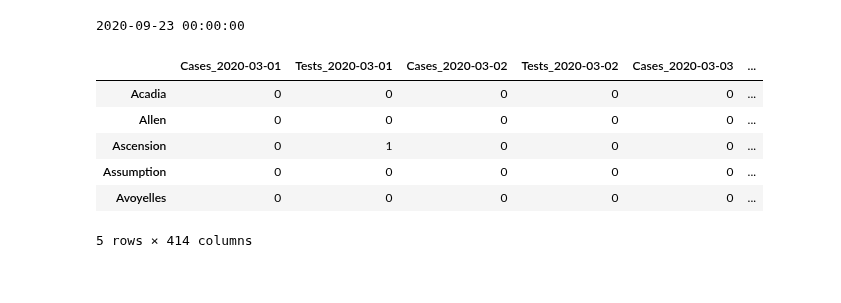
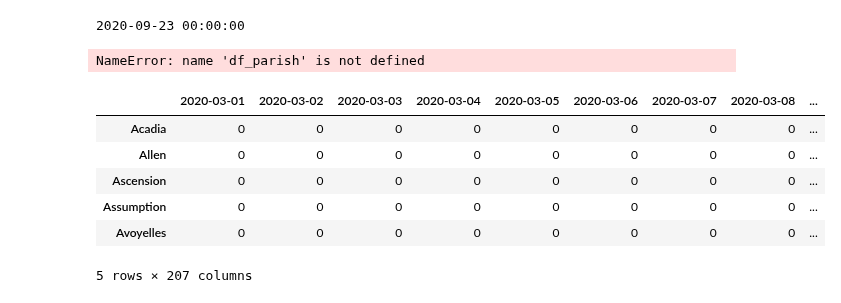
Before and after one commit to GarysCorner/Covid19-LaCompared, a Jupyter notebook: CovidData_ByParish.ipynb, the cells around one changed output. Cells and saved outputs as stored; diff of their text form; code cells hidden in the pictures.

```diff
--- a/CovidData_ByParish.ipynb
+++ b/CovidData_ByParish.ipynb
@@ -66,12 +66,15 @@ for parish in parishes:
 
 df_parish_cases = pd.DataFrame(rows_cases, columns=columns, index=parishes)
 df_parish_tests = pd.DataFrame(rows_tests, columns=columns, index=parishes)
-df_parish.head()
 # %% [output]
-|  | Cases_2020-03-01 | Tests_2020-03-01 | Cases_2020-03-02 | Tests_2020-03-02 | Cases_2020-03-03 | ... |
-| Acadia | 0 | 0 | 0 | 0 | 0 | ... |
-| Allen | 0 | 0 | 0 | 0 | 0 | ... |
-| Ascension | 0 | 1 | 0 | 0 | 0 | ... |
-| Assumption | 0 | 0 | 0 | 0 | 0 | ... |
-| Avoyelles | 0 | 0 | 0 | 0 | 0 | ... |
-5 rows × 414 columns
+NameError: name 'df_parish' is not defined
+# %%
+df_parish_cases.head()
+# %% [output]
+|  | 2020-03-01 | 2020-03-02 | 2020-03-03 | 2020-03-04 | 2020-03-05 | 2020-03-06 | 2020-03-07 | 2020-03-08 | ... |
+| Acadia | 0 | 0 | 0 | 0 | 0 | 0 | 0 | 0 | ... |
+| Allen | 0 | 0 | 0 | 0 | 0 | 0 | 0 | 0 | ... |
+| Ascension | 0 | 0 | 0 | 0 | 0 | 0 | 0 | 0 | ... |
+| Assumption | 0 | 0 | 0 | 0 | 0 | 0 | 0 | 0 | ... |
+| Avoyelles | 0 | 0 | 0 | 0 | 0 | 0 | 0 | 0 | ... |
+5 rows × 207 columns
```
Also changed, not shown: parts of 3 cells of this notebook.
